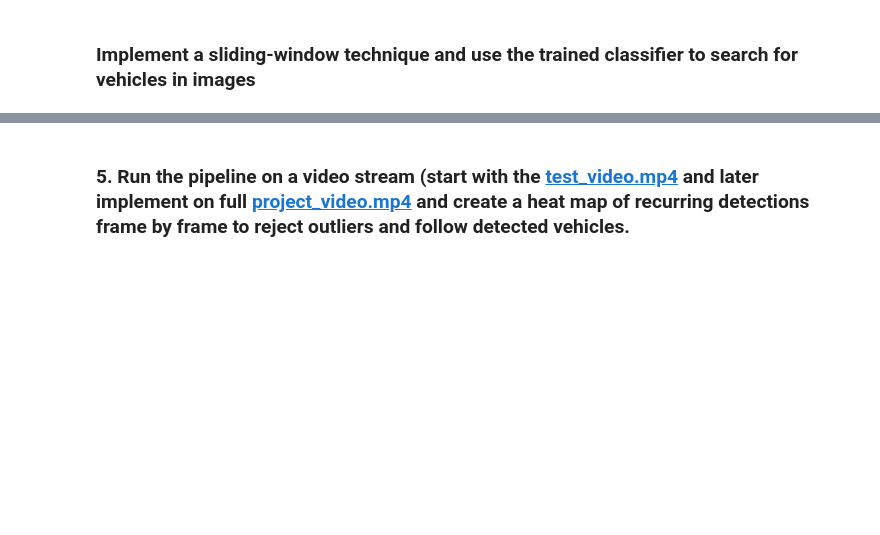
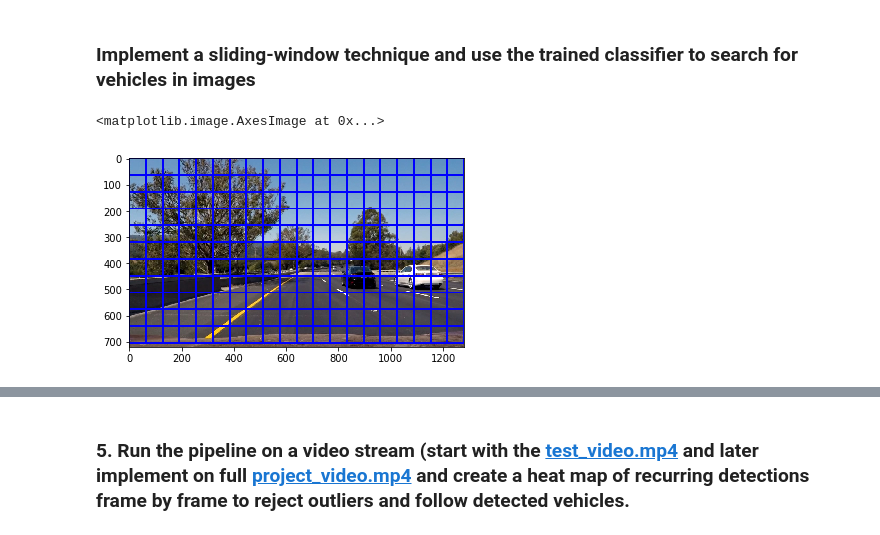
Before and after one commit to ek8203/CarND-Vehicle-Detection, a Jupyter notebook: vehicle_detection.ipynb, the cells around one changed output, grey strips where cells are left out. Saved outputs shown, nothing was run; the diff lists cells and outputs as text; code cells hidden in the pictures; blank space fills up the shorter version.

```diff
--- a/vehicle_detection.ipynb
+++ b/vehicle_detection.ipynb
@@ -223,0 +222,15 @@ hist_bins = svc_pickle["hist_bins"]
+# %%
+from p5lib.sliding_window import *
+import matplotlib.pyplot as plt
+import matplotlib.image as mpimg
+
+image = mpimg.imread('test_images/test6.jpg')
+
+windows = slide_window(image, x_start_stop=(None, None), y_start_stop=(None, None),
+                    xy_window=(128, 128), xy_overlap=(0.5, 0.5))
+
+window_img = draw_boxes(image, windows, color=(0, 0, 255), thick=6)
+plt.imshow(window_img)
+# %% [output]
+<matplotlib.image.AxesImage at 0x...>
+[figure, added]
```
Also changed, not shown: parts of 8 cells of this notebook, 1 other file.
